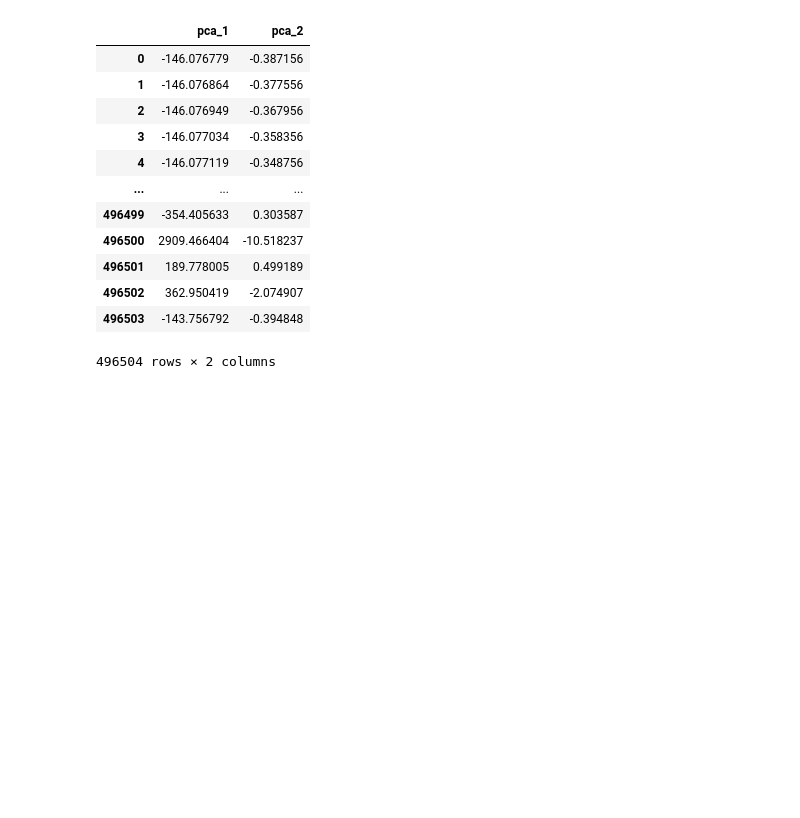
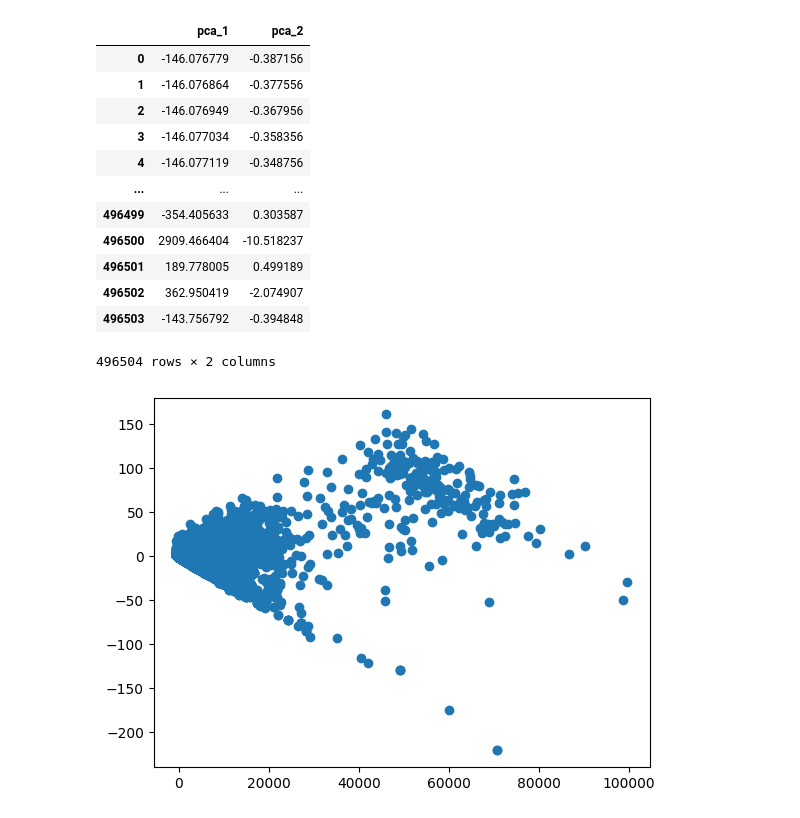
Before and after one commit to harimagar/Data-Science-Project, a Jupyter notebook: RecommendationSystem.ipynb, the cells around one changed output. Cells and saved outputs as stored; diff of their text form; code cells hidden in the pictures; blank space fills up the shorter version.

```diff
--- a/RecommendationSystem.ipynb
+++ b/RecommendationSystem.ipynb
@@ -468,3 +468,10 @@ df_pca
 | 496502 | 362.950419 | -2.074907 |
 | 496503 | -143.756792 | -0.394848 |
 496504 rows × 2 columns
+# %%
+import matplotlib.pyplot as plt
+plt.figure()
+plt.scatter(df_pca['pca_1'], df_pca['pca_2'])
+plt.show()
+# %% [output]
+[figure, added]
```
Also changed, not shown: parts of 3 cells of this notebook, 1 other file.
